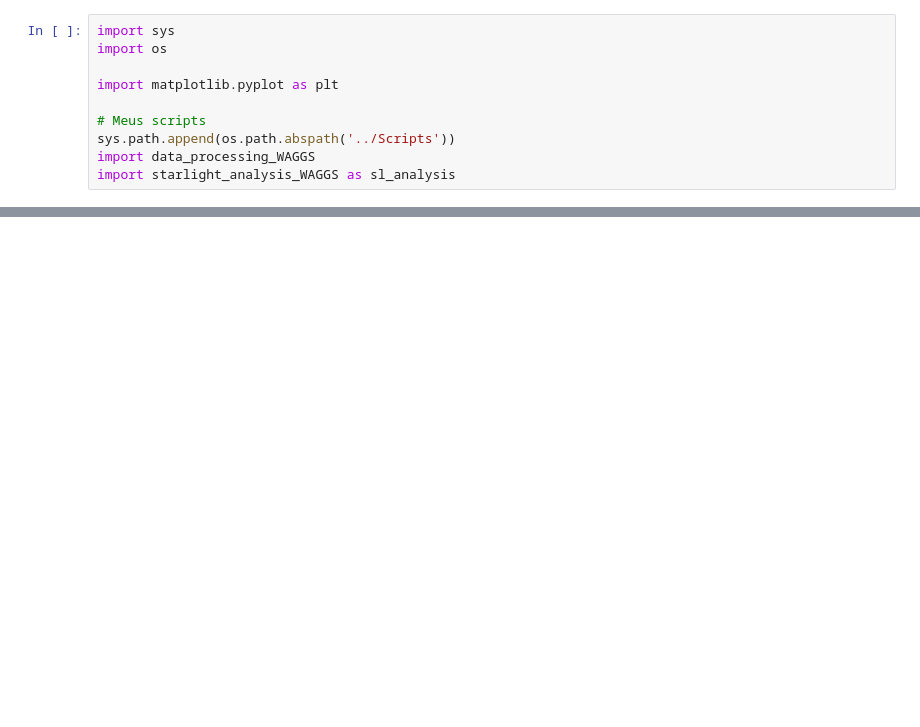
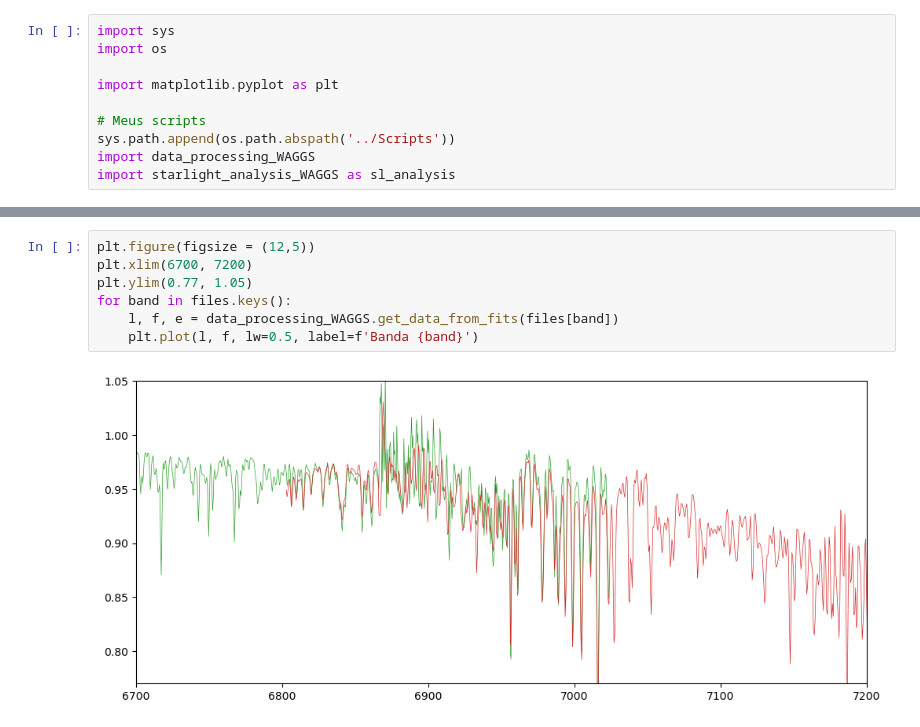
Before and after one commit to pedro-hro/STARLIGHT_IC, a Jupyter notebook: Runs_WAGGS/NGC0104/ngc0104.ipynb, the cells around one changed output, grey strips where cells are left out. Cells and saved outputs as stored; diff of their text form; blank space fills up the shorter version.

```diff
--- a/Runs_WAGGS/NGC0104/ngc0104.ipynb
+++ b/Runs_WAGGS/NGC0104/ngc0104.ipynb
@@ -28,3 +39,12 @@ Arquivo gerado: NGC0104.in
+# %%
+plt.figure(figsize = (12,5))
+plt.xlim(6700, 7200)
+plt.ylim(0.77, 1.05)
+for band in files.keys():
+    l, f, e = data_processing_WAGGS.get_data_from_fits(files[band])
+    plt.plot(l, f, lw=0.5, label=f'Banda {band}')
+# %% [output]
+[figure, added]
 # %%
 plt.figure(figsize=(12,5))
 plt.plot(l_ambda, fluxo, color='black', lw=0.5, label='Espectro NGC 104')
```
Also changed, not shown: parts of 4 cells of this notebook, 4 other files.
